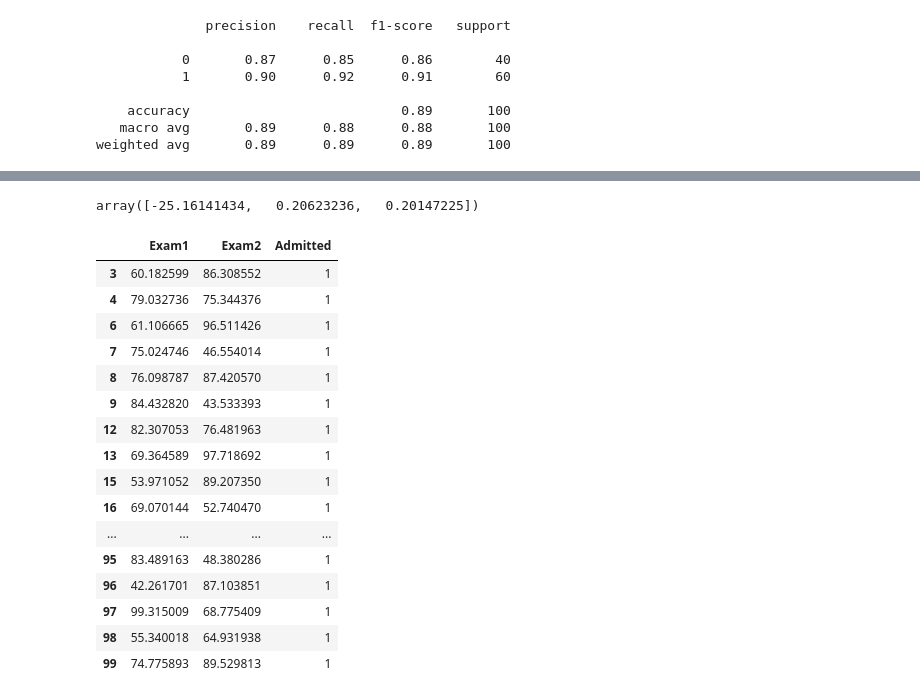
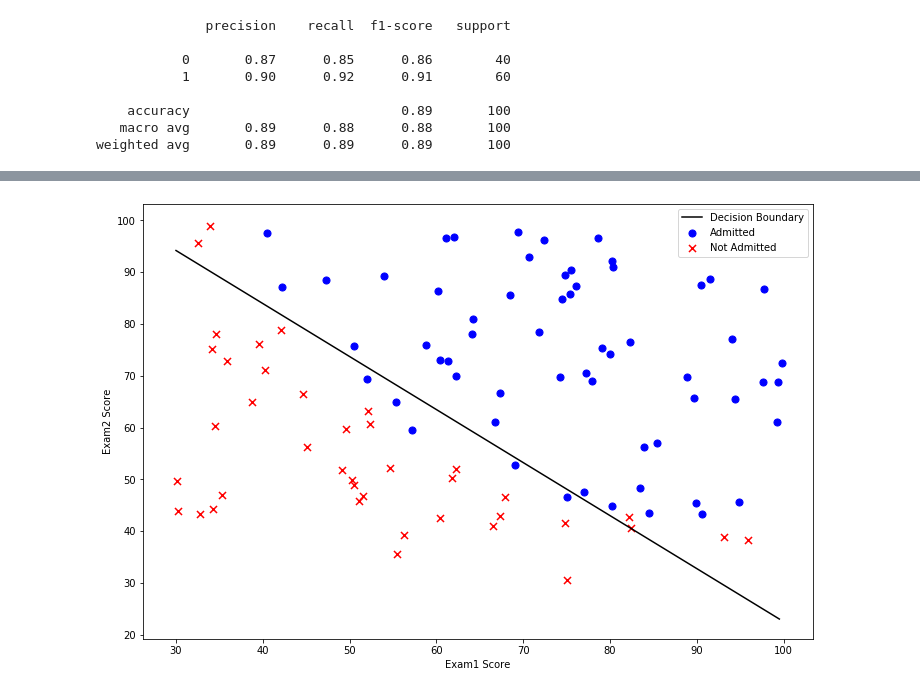
Before and after one commit to hayuGlobal/MLHW, a Jupyter notebook: hw2/EX2.ipynb, the cells around one changed output, grey strips where cells are left out. Cells and saved outputs as stored; diff of their text form; code cells hidden in the pictures.

Commit message:
add decision boundary graph

```diff
--- a/hw2/EX2.ipynb
+++ b/hw2/EX2.ipynb
@@ -161,34 +161,15 @@ weighted avg       0.89      0.89      0.89       100
 # %%
 coef = -res.x / res.x[2]
 x = np.arange(30, 100, 0.5)
 y = coef[0] + coef[1] * x
 
 fig, ax = plt.subplots(figsize=(12, 8))
 ax.scatter(positive['Exam1'], positive['Exam2'], s=50, c='b', marker='o', label='Admitted')#understand this
 ax.scatter(negative['Exam1'], negative['Exam2'], s=50, c='r', marker='x', label='Not Admitted')
+ax.plot(x, y, label='Decision Boundary', c='black')#and this
 ax.legend()
 ax.set_xlabel('Exam1 Score')
 ax.set_ylabel('Exam2 Score')
 plt.show()
 # %% [output]
-array([-25.16141434,   0.20623236,   0.20147225])
+[figure, added]
-# %%
-positive
-# %% [output]
-|  | Exam1 | Exam2 | Admitted |
-| 3 | 60.182599 | 86.308552 | 1 |
-| 4 | 79.032736 | 75.344376 | 1 |
-| 6 | 61.106665 | 96.511426 | 1 |
-| 7 | 75.024746 | 46.554014 | 1 |
-| 8 | 76.098787 | 87.420570 | 1 |
-| 9 | 84.432820 | 43.533393 | 1 |
-| 12 | 82.307053 | 76.481963 | 1 |
-| 13 | 69.364589 | 97.718692 | 1 |
-| 15 | 53.971052 | 89.207350 | 1 |
-| 16 | 69.070144 | 52.740470 | 1 |
-| ... | ... | ... | ... |
-| 95 | 83.489163 | 48.380286 | 1 |
-| 96 | 42.261701 | 87.103851 | 1 |
-| 97 | 99.315009 | 68.775409 | 1 |
-| 98 | 55.340018 | 64.931938 | 1 |
-| 99 | 74.775893 | 89.529813 | 1 |
```
